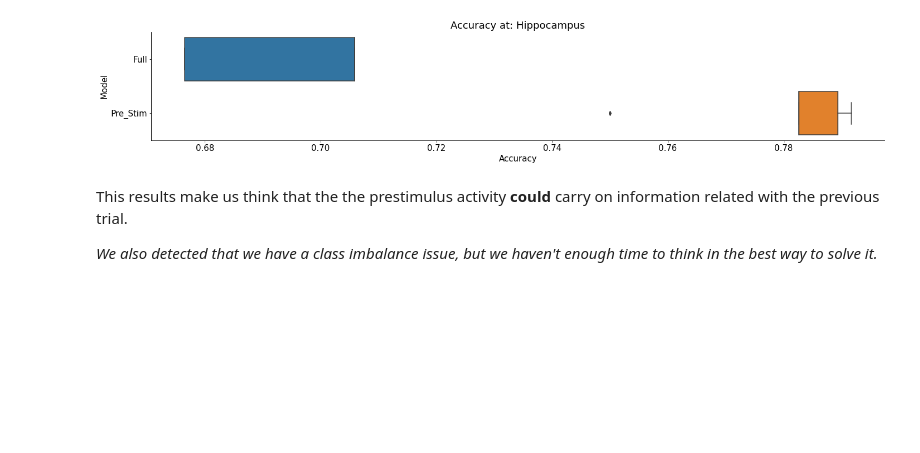
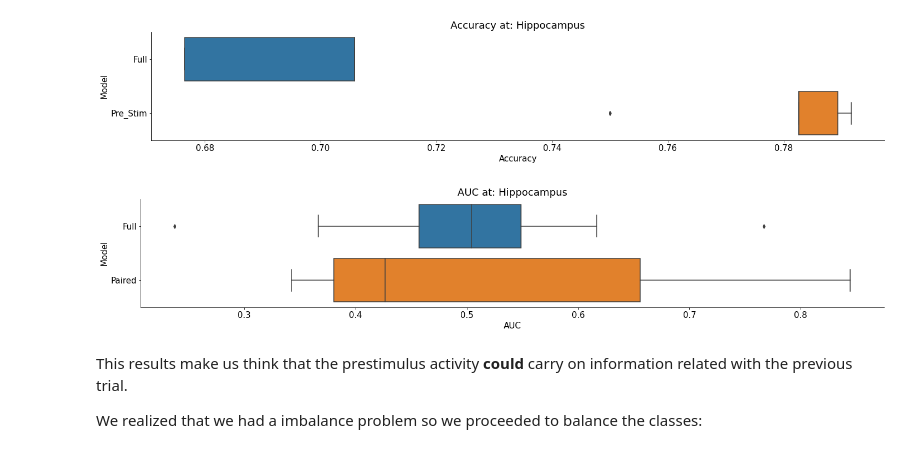
Before and after one commit to AvocadoChutneys/ProjectNMA, a Jupyter notebook: NMA_project_CLEAN.ipynb, the cells around one changed output. Drawn from its saved outputs; the diff is of its cells as text; code cells hidden in the pictures; blank space fills up the shorter version.

Commit message:
Add files via upload
Added QDA and plots of classification (description of the code to do)

```diff
--- a/NMA_project_CLEAN.ipynb
+++ b/NMA_project_CLEAN.ipynb
@@ -270,9 +274,10 @@ def LogReg(X,y):
   model = LogisticRegression(C=1, solver="saga", max_iter=5000)
   Log_model=model.fit(X,y)
   accuracies = cross_val_score(model,X,y,cv=10)
-  return Log_model, accuracies
+  auc = cross_val_score(model,X,y,cv=10,scoring='roc_auc')
+  return Log_model, accuracies, auc
 
-model_full, accuracies_full = LogReg(X_full,y_full)
-model_pre, accuracies_pre= LogReg(X_pres,y_pres)
+model_full, accuracies_full, auc_full = LogReg(X_full,y_full)
+model_pre, accuracies_pre, auc_pre = LogReg(X_pres,y_pres)
 # %% [output]
 Available options: Hippocampus, Visual Ctx, Thalamus, Other Ctx
@@ -288,8 +293,17 @@ sns.boxplot(x='Accuracy',y='Model',data=output_df);
 plt.title(f'Accuracy at: {area}');
 # %% [output]
 [figure]
+# %%
+#@title Compare AUC
+output_df = pd.DataFrame({
+    'Model': np.concatenate((np.array(["Full"]*10),np.array(["Paired"]*10))),
+    "AUC": np.concatenate((auc_full,auc_pre))
+})
+sns.boxplot(x='AUC',y='Model',data=output_df);
+plt.title(f'AUC at: {area}');
+# %% [output]
+[figure, added]
 # %% [markdown]
-This results make us think that the the prestimulus activity **could** carry on information related with the previous trial.
+This results make us think that the prestimulus activity **could** carry on information related with the previous trial.
 
-
-*We also detected that we have a class imbalance issue, but we haven't enough time to think in the best way to solve it.*
+We realized that we had a imbalance problem so we proceeded to balance the classes:
```
Also changed, not shown: parts of 18 cells of this notebook.
